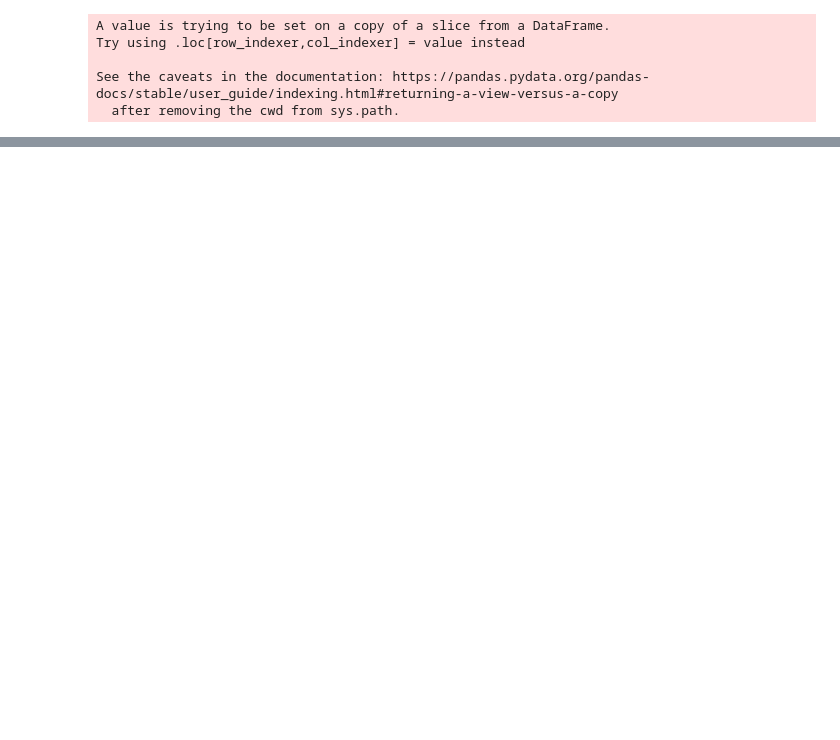
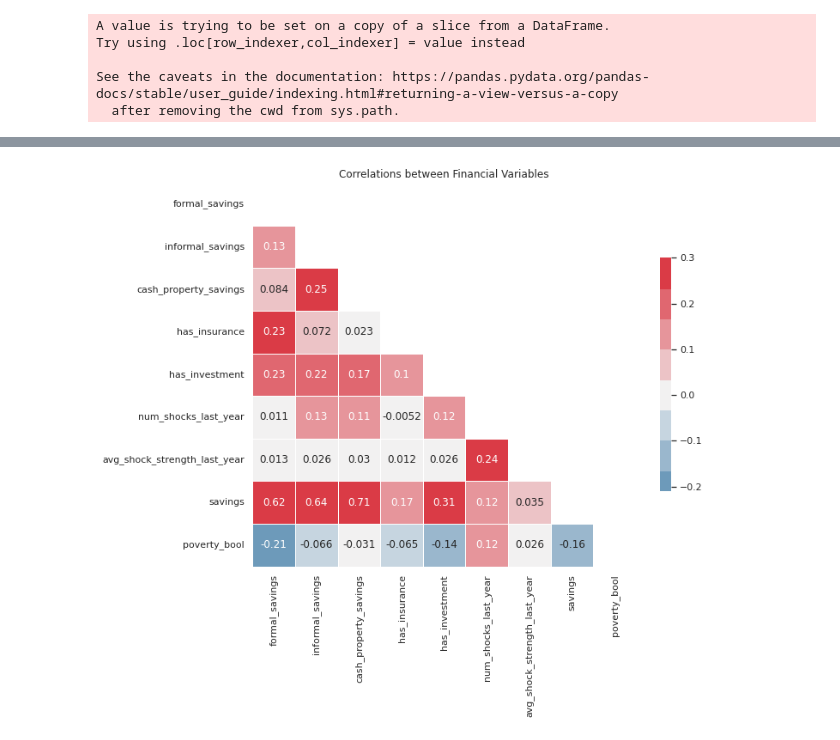
Before and after one commit to garrettfenchel/Coding-Dojo-Predicting-Poverty, a Jupyter notebook: Predicting_Poverty_Notebook.ipynb, the cells around one changed output, grey strips where cells are left out. Drawn from its saved outputs; the diff is of its cells as text; code cells hidden in the pictures; blank space fills up the shorter version.

```diff
--- a/Predicting_Poverty_Notebook.ipynb
+++ b/Predicting_Poverty_Notebook.ipynb
@@ -167,0 +283,16 @@ See the caveats in the documentation: https://pandas.pydata.org/pandas-docs/stab
+# %%
+#Comparing Savings
+
+compare = poverty[['formal_savings',
+       'informal_savings', 'cash_property_savings', 'has_insurance',
+       'has_investment', 'num_shocks_last_year',
+       'avg_shock_strength_last_year',"savings","poverty_bool"]]
+
+correlation= compare.corr()
+mask = np.triu(np.ones_like(correlation, dtype=bool))
+f, ax = plt.subplots(figsize=(10, 10))
+cmap = sns.diverging_palette(240, 10, n=9)
+fig9 = sns.heatmap(correlation, annot=True, mask=mask, cmap=cmap, vmax=.3, center=0,
+            square=True, linewidths=.5, cbar_kws={"shrink": .5}).set(title='Correlations between Financial Variables')
+# %% [output]
+[figure, added]
```
Also changed, not shown: parts of 59 cells of this notebook.
